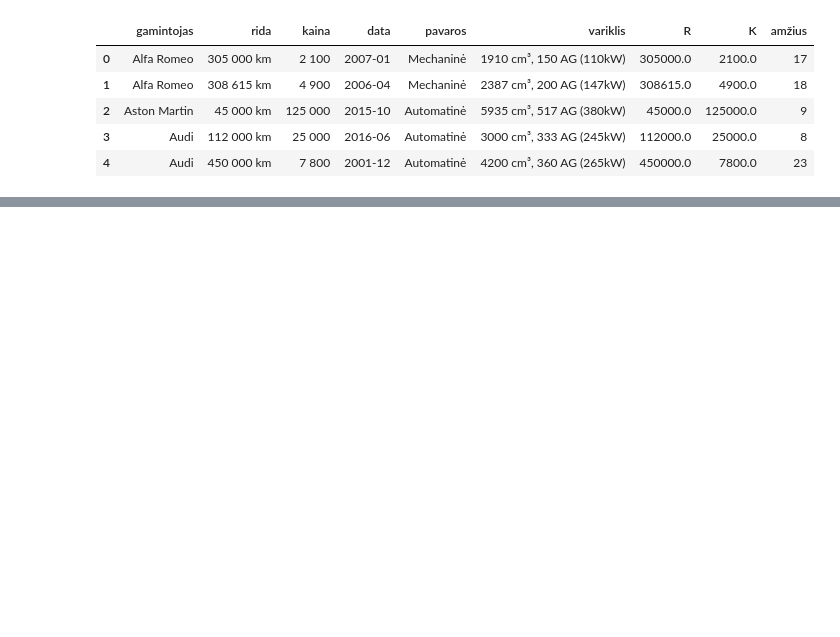
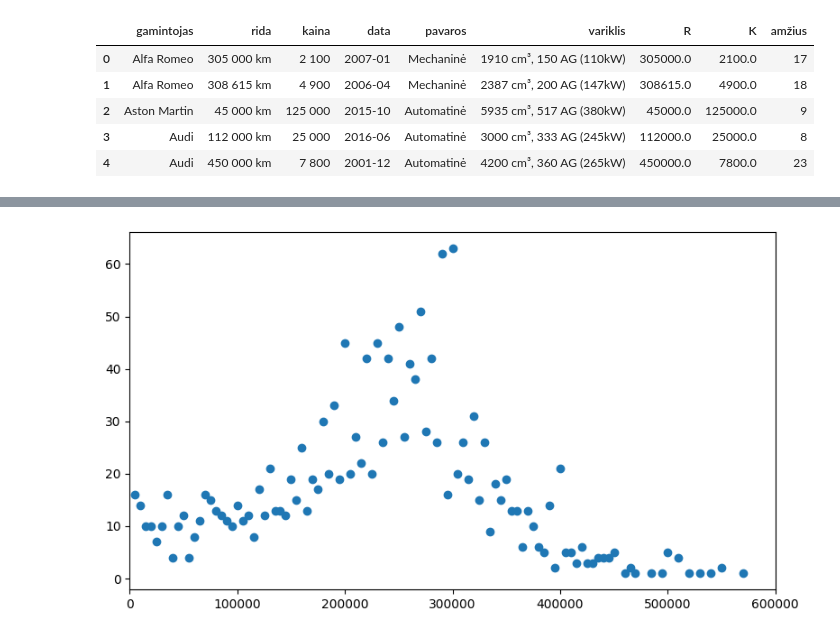
Before and after one commit to ISeeBugsEverywhere/DataScienceNotebooks, a Jupyter notebook: Studentai/EleTame/Po_SQL_8Paskaita.ipynb, the cells around one changed output, grey strips where cells are left out. Drawn from its saved outputs; the diff is of its cells as text; code cells hidden in the pictures; blank space fills up the shorter version.

```diff
--- a/Studentai/EleTame/Po_SQL_8Paskaita.ipynb
+++ b/Studentai/EleTame/Po_SQL_8Paskaita.ipynb
@@ -75,12 +75,19 @@ df.head()
 # %%
 #+ prie to kos buvo
-dfg=df
+#  groupby(), agregacijos (mean, median), reset_index()
+#  head() su groupby()
+
+dfg = df[['R5000','K']].groupby('R5000').count().reset_index()
+
+dfg.head()
 fig, axis = plt.subplots(figsize=(8,4.5))
 #plotting code:
 
 axis.scatter(dfg['R5000'], dfg['K'])
-
+axis.set_xlim(0, 6e5)
 #axis.legend(loc='best')
 #axis.ticklabel_format(style='plain')
 fig.tight_layout()
 plt.show()
+# %% [output]
+[figure, added]
```
Also changed, not shown: parts of 7 cells of this notebook.
